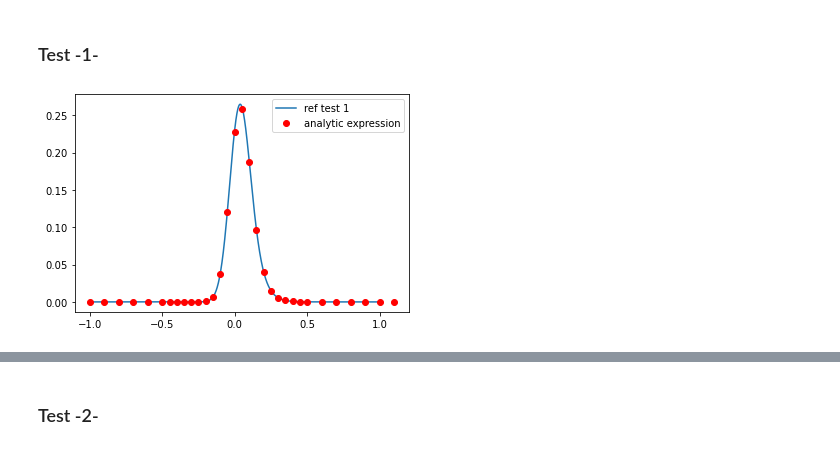
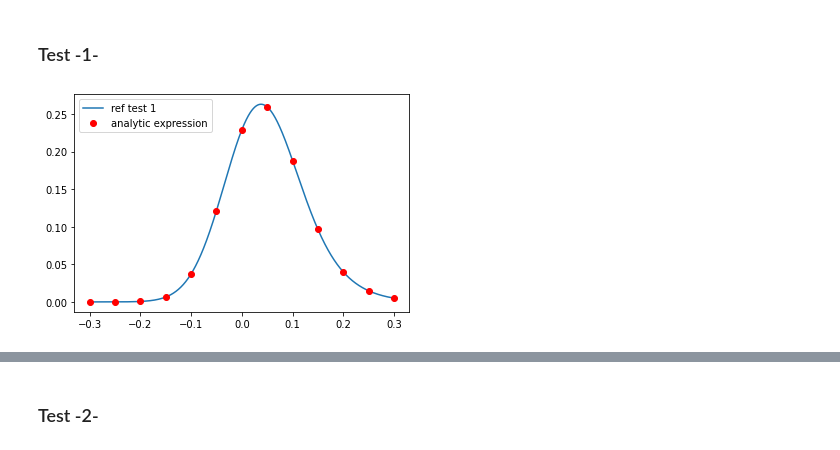
Before and after one commit to pistack/TRXASprefitpack-example, a Jupyter notebook: BenchMark.ipynb, the cells around one changed output, grey strips where cells are left out. Cells and saved outputs as stored; diff of their text form; code cells hidden in the pictures.

```diff
--- a/BenchMark.ipynb
+++ b/BenchMark.ipynb
@@ -29,9 +30,9 @@ tau_1 = 0.05
 tau_2 = 0.15
 tau_3 = 1.5
 
-t_1 = np.linspace(-1, 1, 2001)
+t_1 = np.linspace(-0.3, 0.3, 2001)
 t_2 = np.linspace(-1, 1, 2001)
-t_3 = np.linspace(-10, 10, 20001)
+t_3 = np.linspace(-10, 10, 2001)
 
 # To test exp_conv_gau routine, calculates convolution numerically
 gau_irf_1 = gau_irf(t_1, fwhm)
@@ -42,19 +43,19 @@ decay_1 = decay(t_1, 1/tau_1)
 decay_2 = decay(t_2, 1/tau_2)
 decay_3 = decay(t_3, 1/tau_3)
 
-gau_signal_1_ref = 0.001*convolve(gau_irf_1, decay_1, mode='same')
-gau_signal_2_ref = 0.001*convolve(gau_irf_2, decay_2, mode='same')
-gau_signal_3_ref = 0.001*convolve(gau_irf_3, decay_3, mode='same')
+gau_signal_1_ref = (t_1[-1]-t_1[0])/2001*convolve(gau_irf_1, decay_1, mode='same')
+gau_signal_2_ref = (t_2[-1]-t_2[0])/2001*convolve(gau_irf_2, decay_2, mode='same')
+gau_signal_3_ref = (t_3[-1]-t_3[0])/2001*convolve(gau_irf_3, decay_3, mode='same')
 # %% [markdown]
 ### Test -1-
 # %%
-t_1_sample = np.hstack((np.arange(-1, -0.5, 0.1), np.arange(-0.5, 0.5, 0.05), np.arange(0.5, 1.1, 0.1)))
+t_1_sample = np.linspace(-0.3, 0.3, 13)
 gau_signal_1_tst = exp_conv_gau(t_1_sample, fwhm, 1/tau_1)
 
 plt.plot(t_1, gau_signal_1_ref, label='ref test 1')
 plt.plot(t_1_sample, gau_signal_1_tst, 'ro', label='analytic expression')
 plt.legend()
 plt.show()
 # %% [output]
-[figure, old version]
+[figure, new version]
 # %%
```
Also changed, not shown: parts of 29 cells of this notebook, 10 other files.
